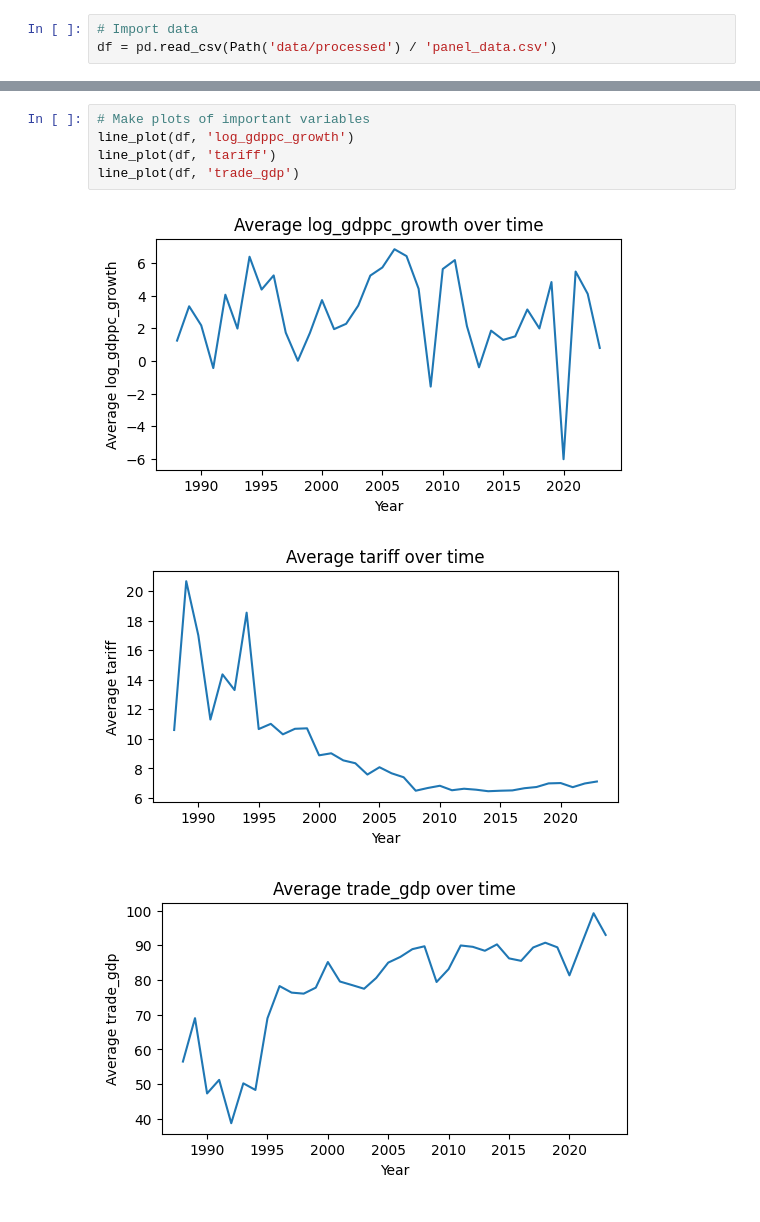
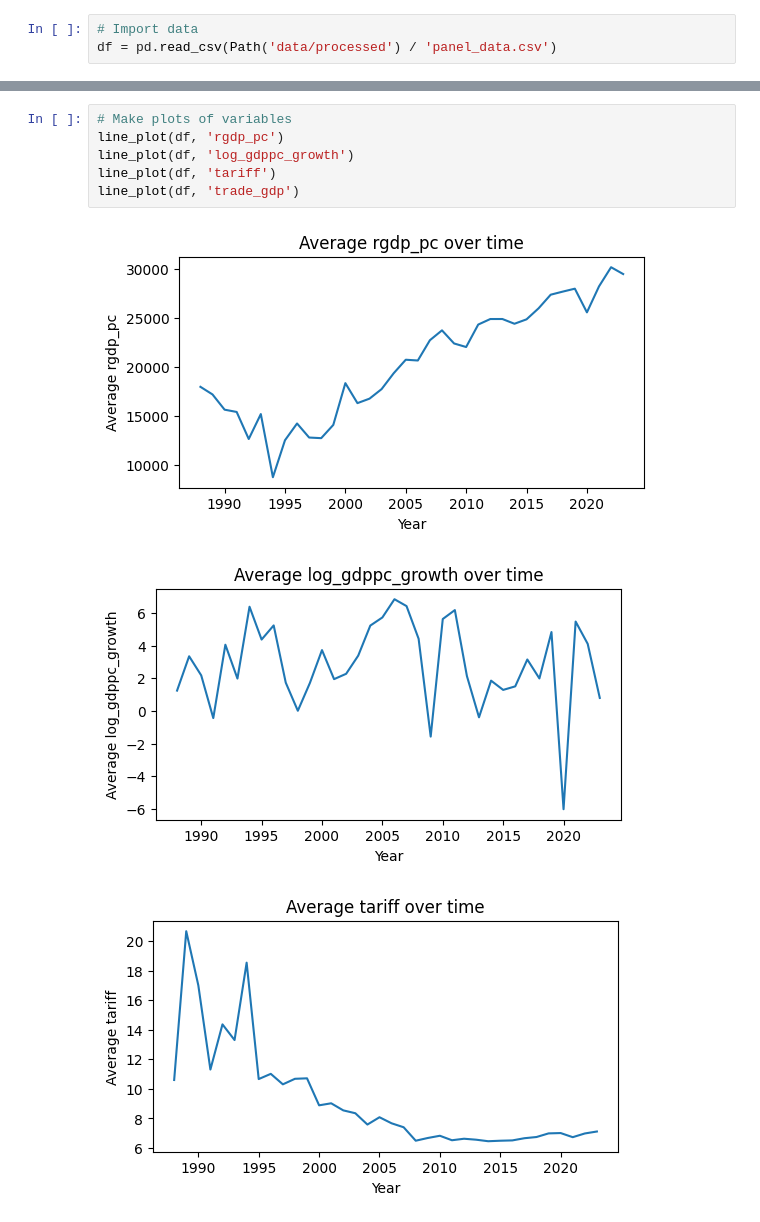
Before and after one commit to RadostTrak/trade-growth-panel-analysis, a Jupyter notebook: 02_data_exploration.ipynb, the cells around one changed output, grey strips where cells are left out. Drawn from its saved outputs; the diff is of its cells as text.

```diff
--- a/02_data_exploration.ipynb
+++ b/02_data_exploration.ipynb
@@ -33,11 +34,12 @@ def line_plot(df, variable):
     plt.title(f'Average {variable} over time')
     plt.show()
 # %%
-# Make plots of important variables
+# Make plots of variables
+line_plot(df, 'rgdp_pc')
 line_plot(df, 'log_gdppc_growth')
 line_plot(df, 'tariff')
 line_plot(df, 'trade_gdp')
 # %% [output]
-[figure, old version]
+[figure, new version]
-[figure, old version]
+[figure, new version]
-[figure, old version]
+[figure, new version]
```
Also changed, not shown: parts of 7 cells of this notebook.
